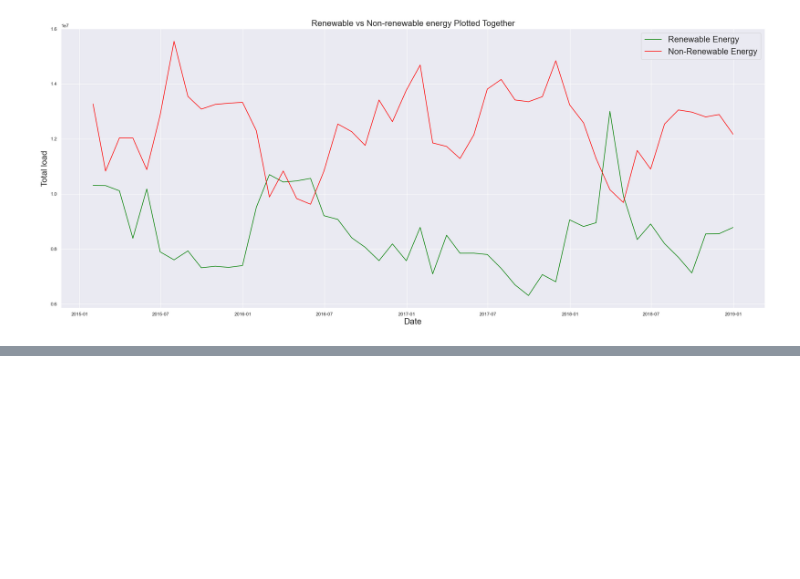
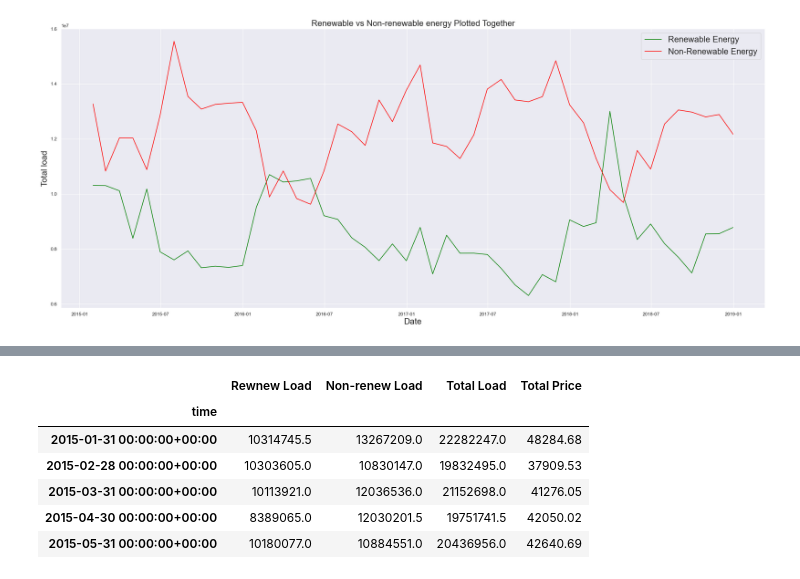
Before and after one commit to ashirask/Energy-Research, a Jupyter notebook: Energy Dataset Analysis.ipynb, the cells around one changed output, grey strips where cells are left out. Saved outputs shown, nothing was run; the diff lists cells and outputs as text; code cells hidden in the pictures; blank space fills up the shorter version.

```diff
--- a/Energy Dataset Analysis.ipynb
+++ b/Energy Dataset Analysis.ipynb
@@ -308,0 +375,19 @@ plt.show()
+# %%
+#combining total energy loads
+
+total_loads = pd.DataFrame({
+    'Rewnew Load': renew_data['total_renew'],
+    'Non-renew Load': nonrenew_data['total_non_renew'],
+    'Total Load': monthly_energy_data['total_load_actual'],
+    'Total Price': monthly_energy_data['price_actual']
+})
+
+total_loads.head()
+# %% [output]
+|  | Rewnew Load | Non-renew Load | Total Load | Total Price |
+| time |  |  |  |  |
+| 2015-01-31 00:00:00+00:00 | 10314745.5 | 13267209.0 | 22282247.0 | 48284.68 |
+| 2015-02-28 00:00:00+00:00 | 10303605.0 | 10830147.0 | 19832495.0 | 37909.53 |
+| 2015-03-31 00:00:00+00:00 | 10113921.0 | 12036536.0 | 21152698.0 | 41276.05 |
+| 2015-04-30 00:00:00+00:00 | 8389065.0 | 12030201.5 | 19751741.5 | 42050.02 |
+| 2015-05-31 00:00:00+00:00 | 10180077.0 | 10884551.0 | 20436956.0 | 42640.69 |
```
Also changed, not shown: parts of 3 cells of this notebook.
